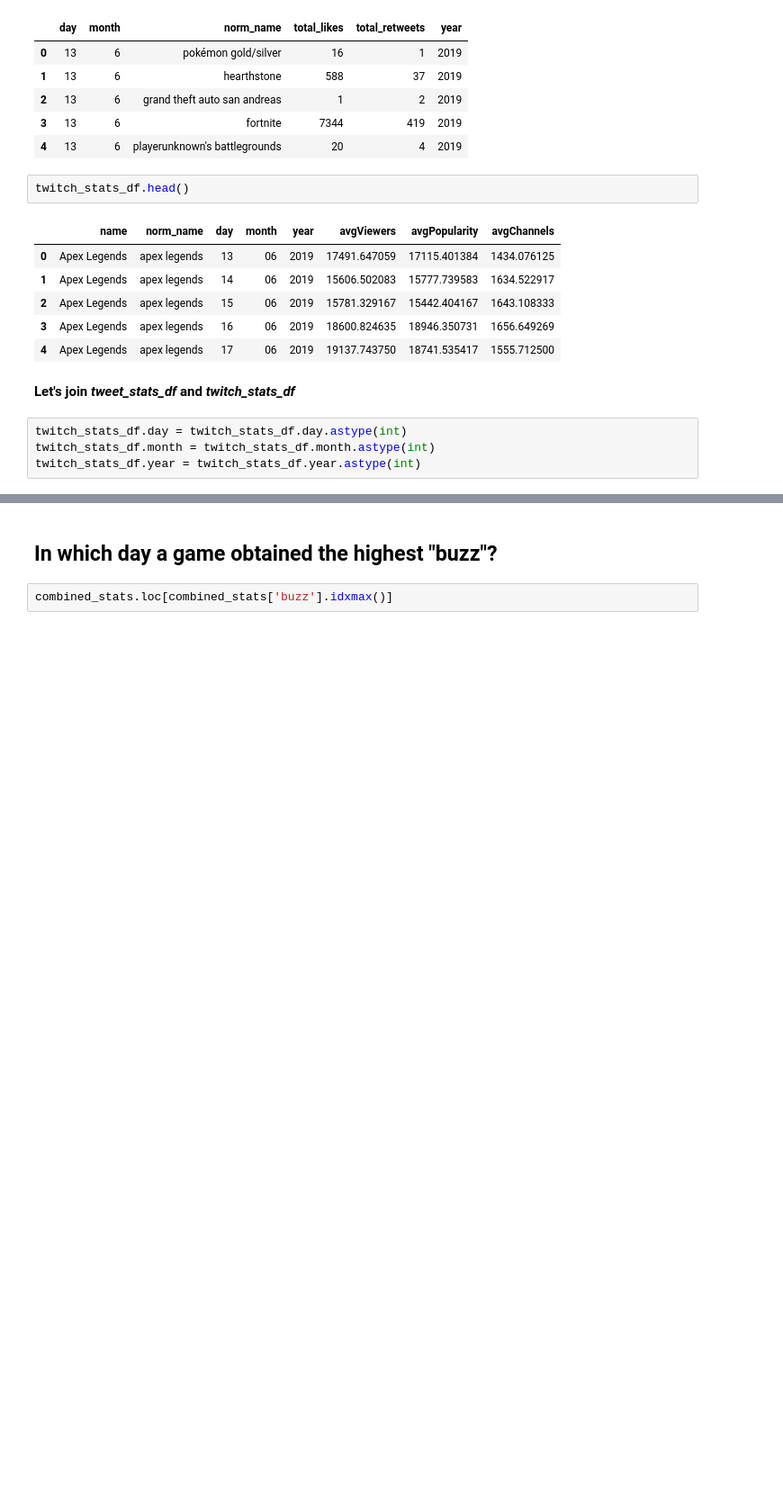
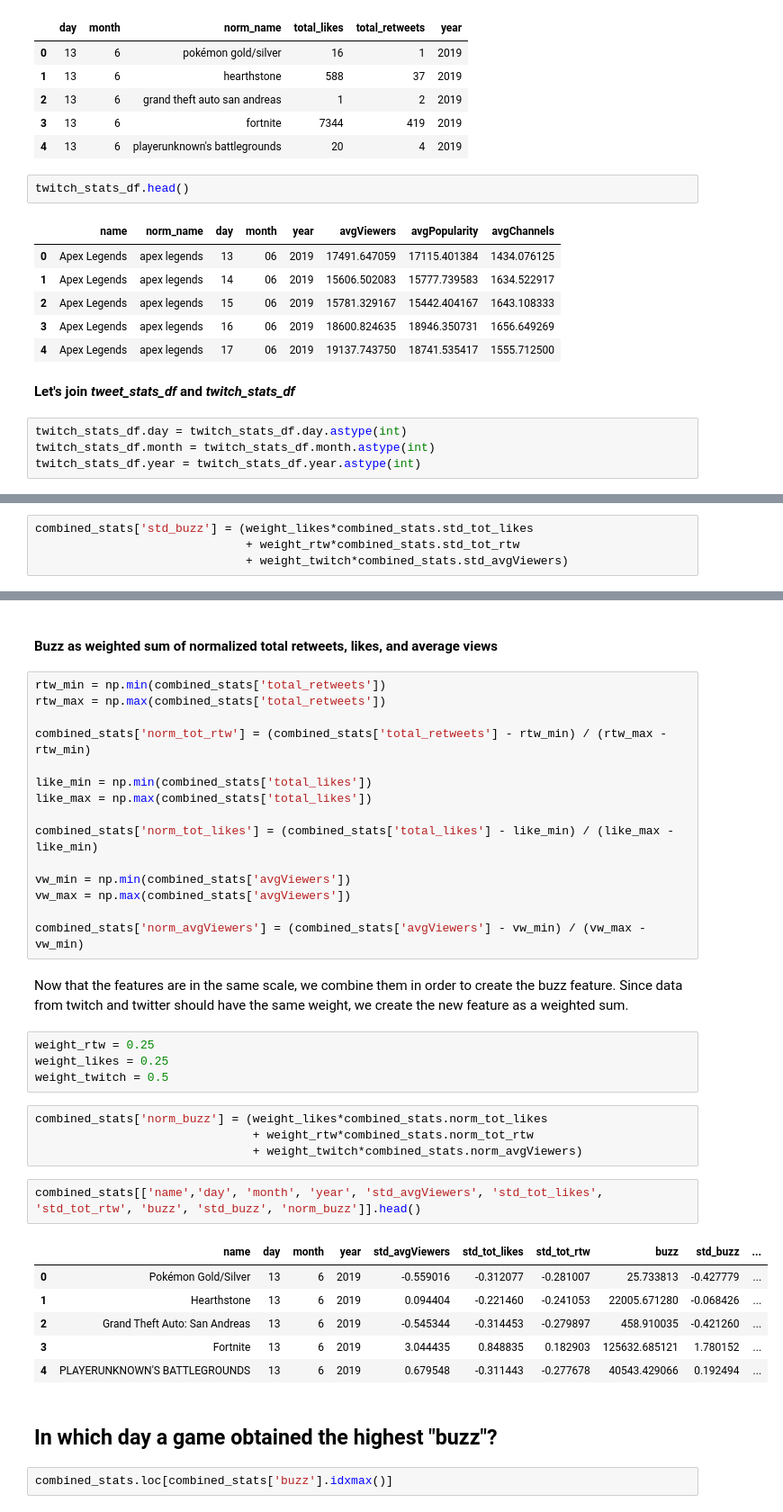
Before and after one commit to hechmik/videogames_buzz, a Jupyter notebook: notebooks/mongo_queries.ipynb, the cells around one changed output, grey strips where cells are left out. Shown at 90% size. Drawn from its saved outputs; the diff is of its cells as text; blank space fills up the shorter version.

```diff
--- a/notebooks/mongo_queries.ipynb
+++ b/notebooks/mongo_queries.ipynb
@@ -741,0 +806,4 @@ combined_stats.head()
+# %%
+combined_stats['std_buzz'] = (weight_likes*combined_stats.std_tot_likes
+                              + weight_rtw*combined_stats.std_tot_rtw
+                              + weight_twitch*combined_stats.std_avgViewers)
@@ -742,3 +819,39 @@ combined_stats.head()
+# %% [markdown]
+#### Buzz as weighted sum of normalized total retweets, likes, and average views
+# %%
+rtw_min = np.min(combined_stats['total_retweets'])
+rtw_max = np.max(combined_stats['total_retweets'])
+
+combined_stats['norm_tot_rtw'] = (combined_stats['total_retweets'] - rtw_min) / (rtw_max - rtw_min)
+
+like_min = np.min(combined_stats['total_likes'])
+like_max = np.max(combined_stats['total_likes'])
+
+combined_stats['norm_tot_likes'] = (combined_stats['total_likes'] - like_min) / (like_max - like_min)
+
+vw_min = np.min(combined_stats['avgViewers'])
+vw_max = np.max(combined_stats['avgViewers'])
+
+combined_stats['norm_avgViewers'] = (combined_stats['avgViewers'] - vw_min) / (vw_max - vw_min)
+# %% [markdown]
+Now that the features are in the same scale, we combine them in order to create the buzz feature. Since data from twitch and twitter should have the same weight, we create the new feature as a weighted sum.
+# %%
+weight_rtw = 0.25
+weight_likes = 0.25
+weight_twitch = 0.5
+# %%
+combined_stats['norm_buzz'] = (weight_likes*combined_stats.norm_tot_likes
+                               + weight_rtw*combined_stats.norm_tot_rtw
+                               + weight_twitch*combined_stats.norm_avgViewers)
+# %%
+combined_stats[['name','day', 'month', 'year', 'std_avgViewers', 'std_tot_likes', 'std_tot_rtw', 'buzz', 'std_buzz', 'norm_buzz']].head()
+# %% [output]
+|  | name | day | month | year | std_avgViewers | std_tot_likes | std_tot_rtw | buzz | std_buzz | ... |
+| 0 | Pokémon Gold/Silver | 13 | 6 | 2019 | -0.559016 | -0.312077 | -0.281007 | 25.733813 | -0.427779 | ... |
+| 1 | Hearthstone | 13 | 6 | 2019 | 0.094404 | -0.221460 | -0.241053 | 22005.671280 | -0.068426 | ... |
+| 2 | Grand Theft Auto: San Andreas | 13 | 6 | 2019 | -0.545344 | -0.314453 | -0.279897 | 458.910035 | -0.421260 | ... |
+| 3 | Fortnite | 13 | 6 | 2019 | 3.044435 | 0.848835 | 0.182903 | 125632.685121 | 1.780152 | ... |
+| 4 | PLAYERUNKNOWN'S BATTLEGROUNDS | 13 | 6 | 2019 | 0.679548 | -0.311443 | -0.277678 | 40543.429066 | 0.192494 | ... |
 # %% [markdown]
 ## In which day a game obtained the highest "buzz"?
 # %%
```
Also changed, not shown: parts of 39 cells of this notebook.
